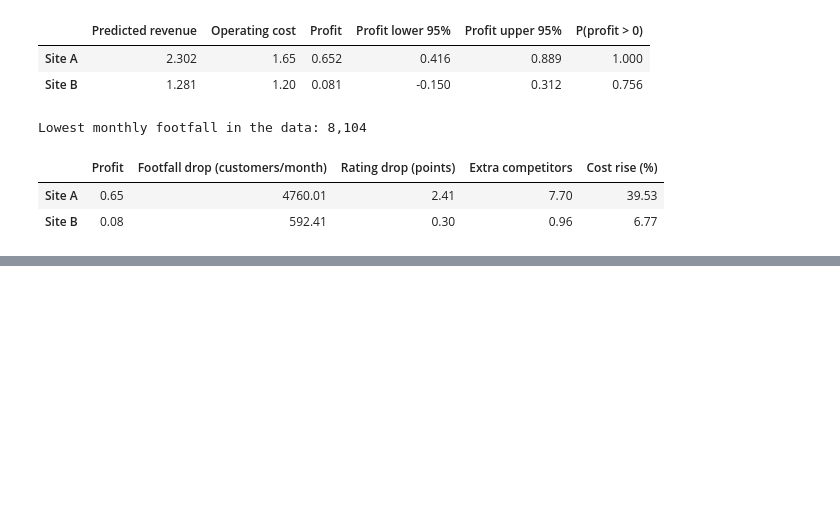
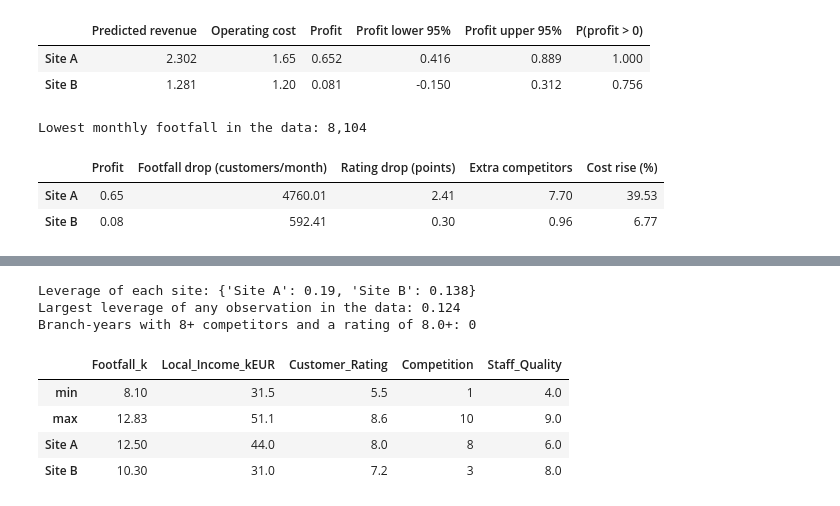
Before and after one commit to Ri-Dearg/data-test, a Jupyter notebook: A00082654_Rory.ipynb, the cells around one changed output, grey strips where cells are left out. Saved outputs shown, nothing was run; the diff lists cells and outputs as text; code cells hidden in the pictures; blank space fills up the shorter version.

```diff
--- a/A00082654_Rory.ipynb
+++ b/A00082654_Rory.ipynb
@@ -1143,0 +1152,22 @@ Lowest monthly footfall in the data: 8,104
+# %%
+# How far the candidate sites are from the branches the model was built on
+X_train = final.model.exog
+xtx_inv = np.linalg.inv(X_train.T @ X_train)
+site_leverage = pd.Series(
+    [x @ xtx_inv @ x for x in inputs[final.model.exog_names].to_numpy()], index=sites.index
+)
+print('Leverage of each site:', site_leverage.round(3).to_dict())
+print(f'Largest leverage of any observation in the data: {influence.hat_matrix_diag.max():.3f}')
+high_comp_rating = (df_model['Competition'] >= 8) & (df_model['Customer_Rating'] >= 8.0)
+print('Branch-years with 8+ competitors and a rating of 8.0+:', high_comp_rating.sum())
+ranges = df_model[['Footfall_k', 'Local_Income_kEUR', 'Customer_Rating', 'Competition', 'Staff_Quality']].agg(['min', 'max'])
+pd.concat([ranges, sites[ranges.columns]]).round(2)
+# %% [output]
+Leverage of each site: {'Site A': 0.19, 'Site B': 0.138}
+Largest leverage of any observation in the data: 0.124
+Branch-years with 8+ competitors and a rating of 8.0+: 0
+|  | Footfall_k | Local_Income_kEUR | Customer_Rating | Competition | Staff_Quality |
+| min | 8.10 | 31.5 | 5.5 | 1 | 4.0 |
+| max | 12.83 | 51.1 | 8.6 | 10 | 9.0 |
+| Site A | 12.50 | 44.0 | 8.0 | 8 | 6.0 |
+| Site B | 10.30 | 31.0 | 7.2 | 3 | 8.0 |
```
Also changed, not shown: parts of 1 cell of this notebook.
